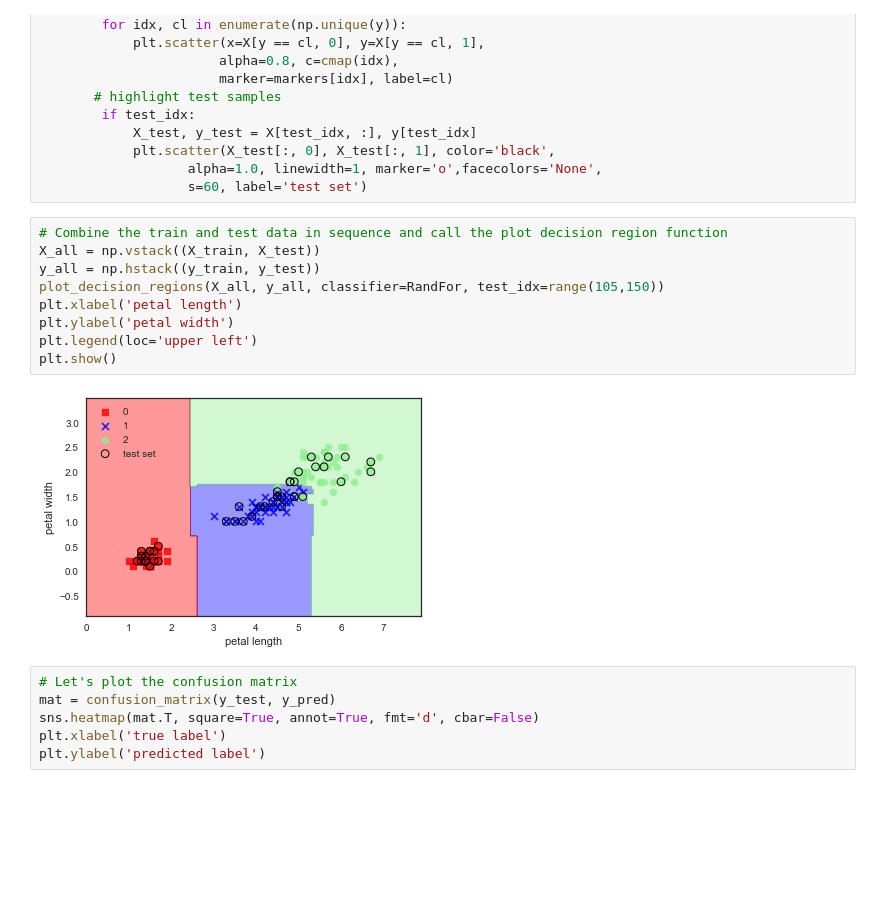
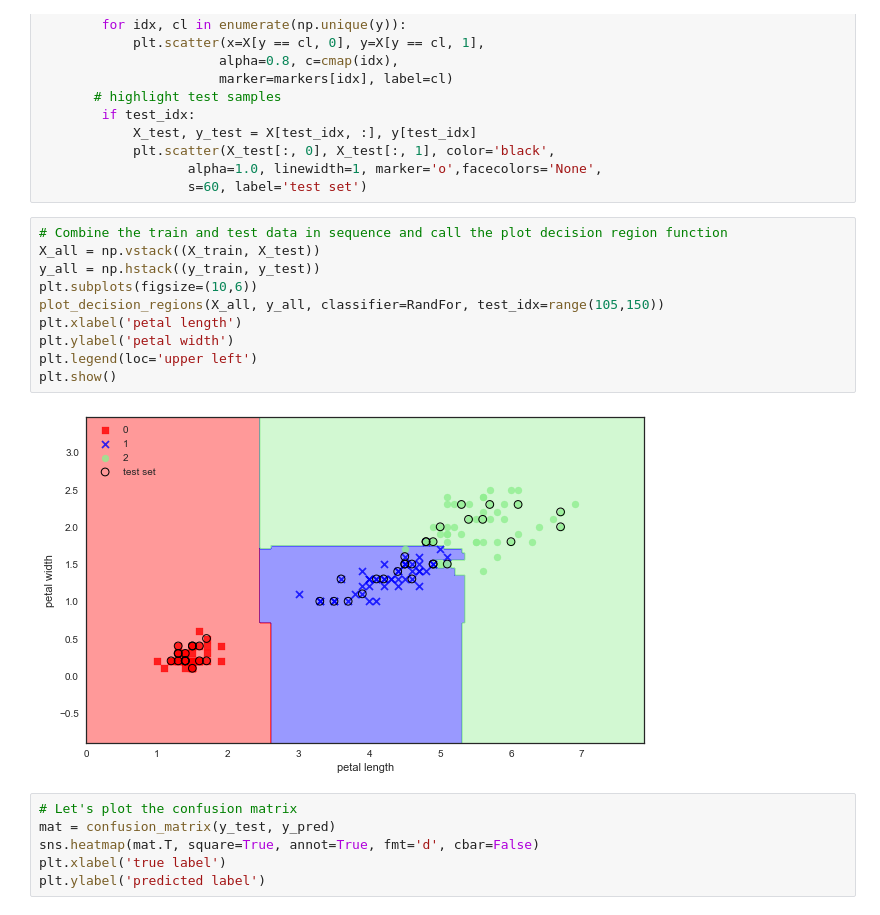
Before and after one commit to p-sama/BAX-ML, a Jupyter notebook: Iris Dataset Classification/452-ML-HW5-Iris Dataset Classification.ipynb, the cells around one changed output. Saved outputs shown, nothing was run; the diff lists cells and outputs as text; blank space fills up the shorter version.

```diff
--- a/Iris Dataset Classification/452-ML-HW5-Iris Dataset Classification.ipynb
+++ b/Iris Dataset Classification/452-ML-HW5-Iris Dataset Classification.ipynb
@@ -226,14 +226,15 @@ def plot_decision_regions(X, y, classifier, test_idx=None, resolution=0.02):
 # %%
 # Combine the train and test data in sequence and call the plot decision region function
 X_all = np.vstack((X_train, X_test))
 y_all = np.hstack((y_train, y_test))
+plt.subplots(figsize=(10,6))
 plot_decision_regions(X_all, y_all, classifier=RandFor, test_idx=range(105,150))
 plt.xlabel('petal length')
 plt.ylabel('petal width')
 plt.legend(loc='upper left')
 plt.show()
 # %% [output]
-[figure, old version]
+[figure, new version]
 # %%
 # Let's plot the confusion matrix
 mat = confusion_matrix(y_test, y_pred)
```
Also changed, not shown: parts of 1 cell of this notebook.
